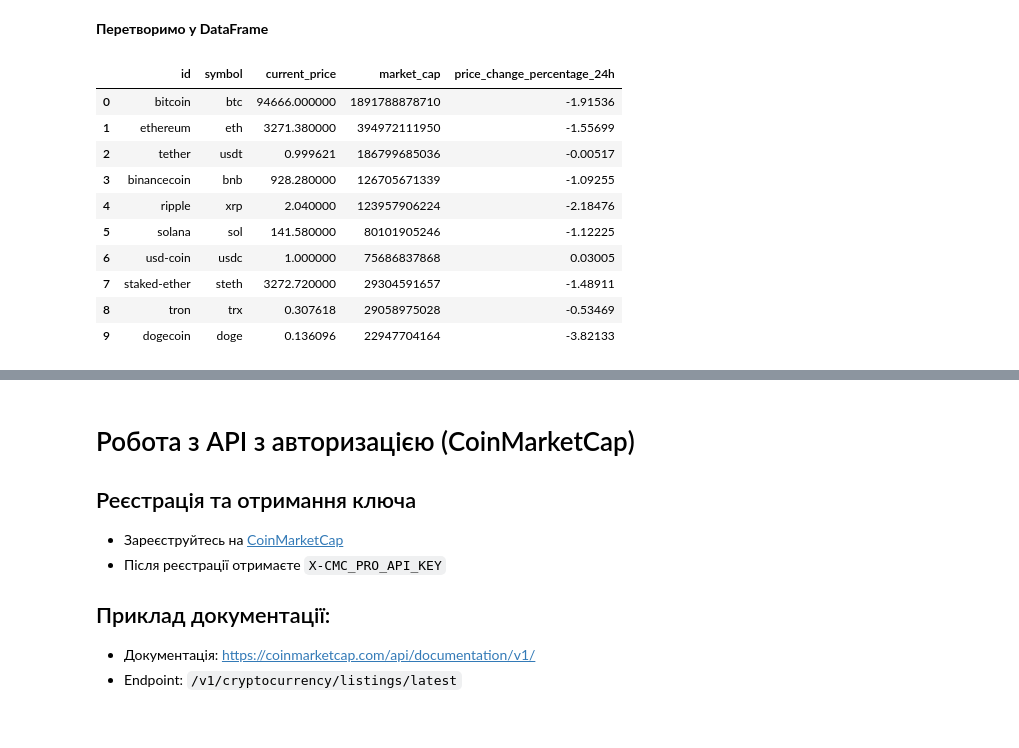
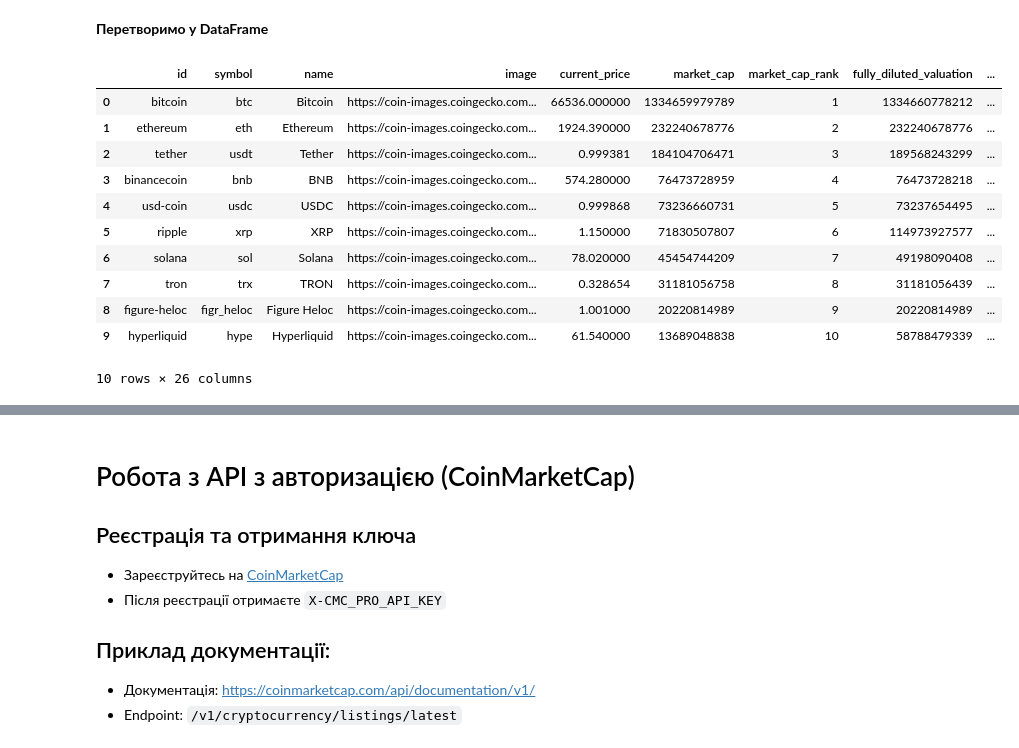
Before and after one commit to cpython-projects/python_da_17_03_26, a Jupyter notebook: lesson_29.ipynb, the cells around one changed output, grey strips where cells are left out. Drawn from its saved outputs; the diff is of its cells as text; code cells hidden in the pictures.

```diff
--- a/lesson_29.ipynb
+++ b/lesson_29.ipynb
@@ -269,16 +329,18 @@ print(data[0])
 import pandas as pd
 
 df = pd.DataFrame(data)
-df[['id', 'symbol', 'current_price', 'market_cap', 'price_change_percentage_24h']]
-# %% [output]
-|  | id | symbol | current_price | market_cap | price_change_percentage_24h |
-| 0 | bitcoin | btc | 94666.000000 | 1891788878710 | -1.91536 |
-| 1 | ethereum | eth | 3271.380000 | 394972111950 | -1.55699 |
-| 2 | tether | usdt | 0.999621 | 186799685036 | -0.00517 |
-| 3 | binancecoin | bnb | 928.280000 | 126705671339 | -1.09255 |
-| 4 | ripple | xrp | 2.040000 | 123957906224 | -2.18476 |
-| 5 | solana | sol | 141.580000 | 80101905246 | -1.12225 |
-| 6 | usd-coin | usdc | 1.000000 | 75686837868 | 0.03005 |
-| 7 | staked-ether | steth | 3272.720000 | 29304591657 | -1.48911 |
-| 8 | tron | trx | 0.307618 | 29058975028 | -0.53469 |
-| 9 | dogecoin | doge | 0.136096 | 22947704164 | -3.82133 |
+# %%
+df
+# %% [output]
+|  | id | symbol | name | image | current_price | market_cap | market_cap_rank | fully_diluted_valuation | ... |
+| 0 | bitcoin | btc | Bitcoin | https://coin-images.coingecko.com... | 66536.000000 | 1334659979789 | 1 | 1334660778212 | ... |
+| 1 | ethereum | eth | Ethereum | https://coin-images.coingecko.com... | 1924.390000 | 232240678776 | 2 | 232240678776 | ... |
+| 2 | tether | usdt | Tether | https://coin-images.coingecko.com... | 0.999381 | 184104706471 | 3 | 189568243299 | ... |
+| 3 | binancecoin | bnb | BNB | https://coin-images.coingecko.com... | 574.280000 | 76473728959 | 4 | 76473728218 | ... |
+| 4 | usd-coin | usdc | USDC | https://coin-images.coingecko.com... | 0.999868 | 73236660731 | 5 | 73237654495 | ... |
+| 5 | ripple | xrp | XRP | https://coin-images.coingecko.com... | 1.150000 | 71830507807 | 6 | 114973927577 | ... |
+| 6 | solana | sol | Solana | https://coin-images.coingecko.com... | 78.020000 | 45454744209 | 7 | 49198090408 | ... |
+| 7 | tron | trx | TRON | https://coin-images.coingecko.com... | 0.328654 | 31181056758 | 8 | 31181056439 | ... |
+| 8 | figure-heloc | figr_heloc | Figure Heloc | https://coin-images.coingecko.com... | 1.001000 | 20220814989 | 9 | 20220814989 | ... |
+| 9 | hyperliquid | hype | Hyperliquid | https://coin-images.coingecko.com... | 61.540000 | 13689048838 | 10 | 58788479339 | ... |
+10 rows × 26 columns
```
Also changed, not shown: parts of 17 cells of this notebook.
